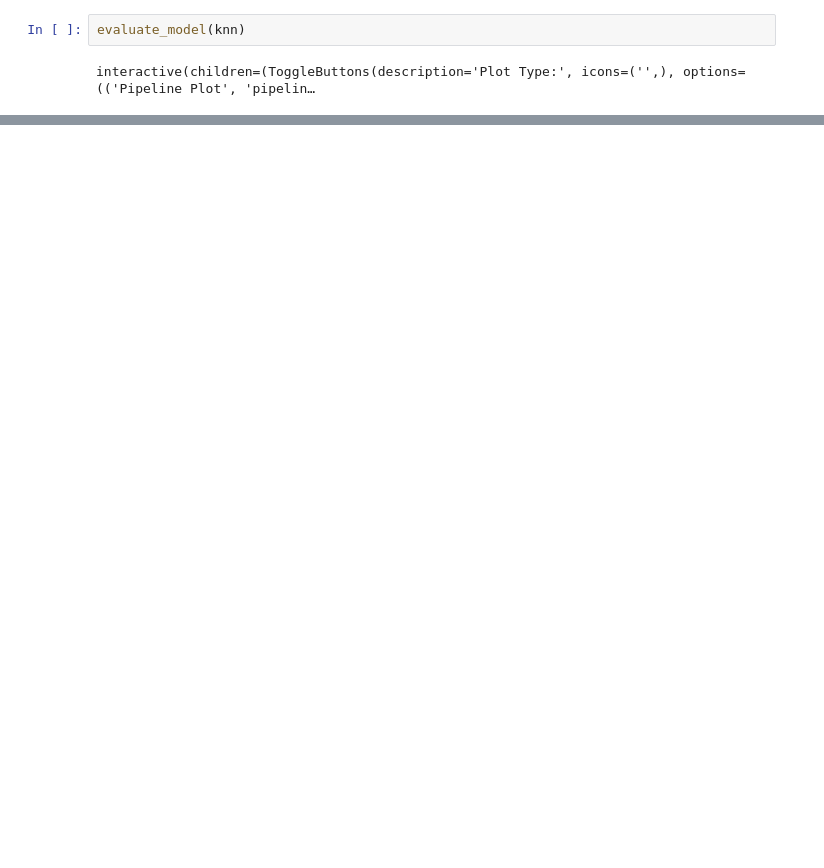
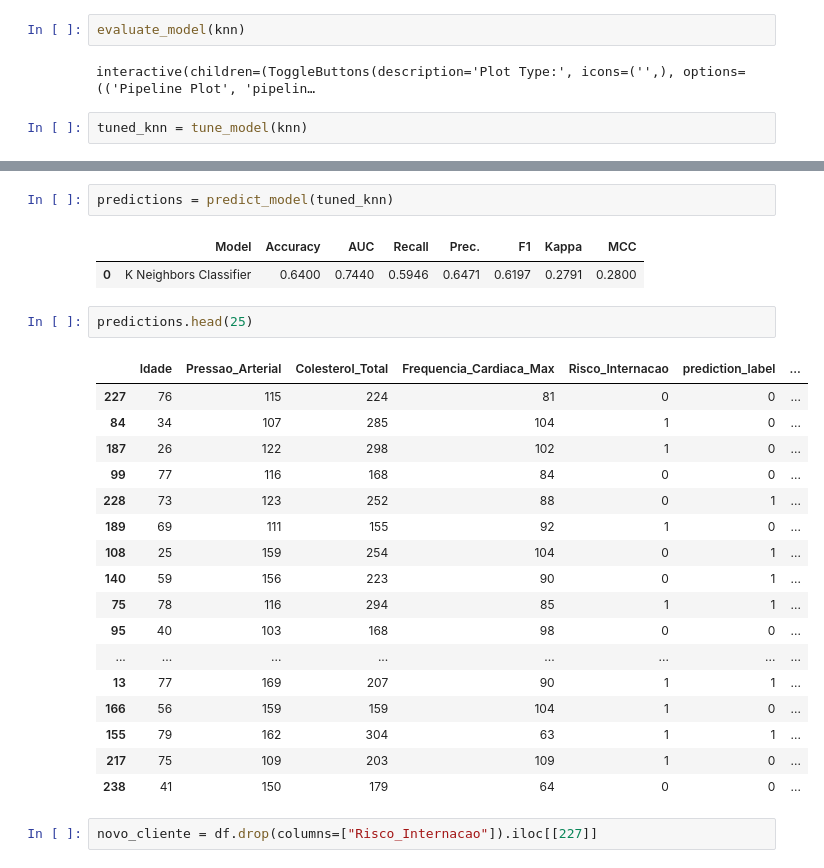
Before and after one commit to VitorPBortoluzzi/PyCaret, a Jupyter notebook: notebooks/01_pycaret_churn.ipynb, the cells around one changed output, grey strips where cells are left out. Drawn from its saved outputs; the diff is of its cells as text; blank space fills up the shorter version.

```diff
--- a/notebooks/01_pycaret_churn.ipynb
+++ b/notebooks/01_pycaret_churn.ipynb
@@ -116,3 +151,5 @@ knn = create_model(best_model)
 evaluate_model(knn)
 # %% [output]
 interactive(children=(ToggleButtons(description='Plot Type:', icons=('',), options=(('Pipeline Plot', 'pipelin…
+# %%
+tuned_knn = tune_model(knn)
@@ -118,0 +184,27 @@ interactive(children=(ToggleButtons(description='Plot Type:', icons=('',), optio
+# %%
+predictions = predict_model(tuned_knn)
+# %% [output]
+|  | Model | Accuracy | AUC | Recall | Prec. | F1 | Kappa | MCC |
+| 0 | K Neighbors Classifier | 0.6400 | 0.7440 | 0.5946 | 0.6471 | 0.6197 | 0.2791 | 0.2800 |
+# %%
+predictions.head(25)
+# %% [output]
+|  | Idade | Pressao_Arterial | Colesterol_Total | Frequencia_Cardiaca_Max | Risco_Internacao | prediction_label | ... |
+| 227 | 76 | 115 | 224 | 81 | 0 | 0 | ... |
+| 84 | 34 | 107 | 285 | 104 | 1 | 0 | ... |
+| 187 | 26 | 122 | 298 | 102 | 1 | 0 | ... |
+| 99 | 77 | 116 | 168 | 84 | 0 | 0 | ... |
+| 228 | 73 | 123 | 252 | 88 | 0 | 1 | ... |
+| 189 | 69 | 111 | 155 | 92 | 1 | 0 | ... |
+| 108 | 25 | 159 | 254 | 104 | 0 | 1 | ... |
+| 140 | 59 | 156 | 223 | 90 | 0 | 1 | ... |
+| 75 | 78 | 116 | 294 | 85 | 1 | 1 | ... |
+| 95 | 40 | 103 | 168 | 98 | 0 | 0 | ... |
+| ... | ... | ... | ... | ... | ... | ... | ... |
+| 13 | 77 | 169 | 207 | 90 | 1 | 1 | ... |
+| 166 | 56 | 159 | 159 | 104 | 1 | 0 | ... |
+| 155 | 79 | 162 | 304 | 63 | 1 | 1 | ... |
+| 217 | 75 | 109 | 203 | 109 | 1 | 0 | ... |
+| 238 | 41 | 150 | 179 | 64 | 0 | 0 | ... |
+# %%
+novo_cliente = df.drop(columns=["Risco_Internacao"]).iloc[[227]]
```
Also changed, not shown: parts of 15 cells of this notebook, 5 other files.
